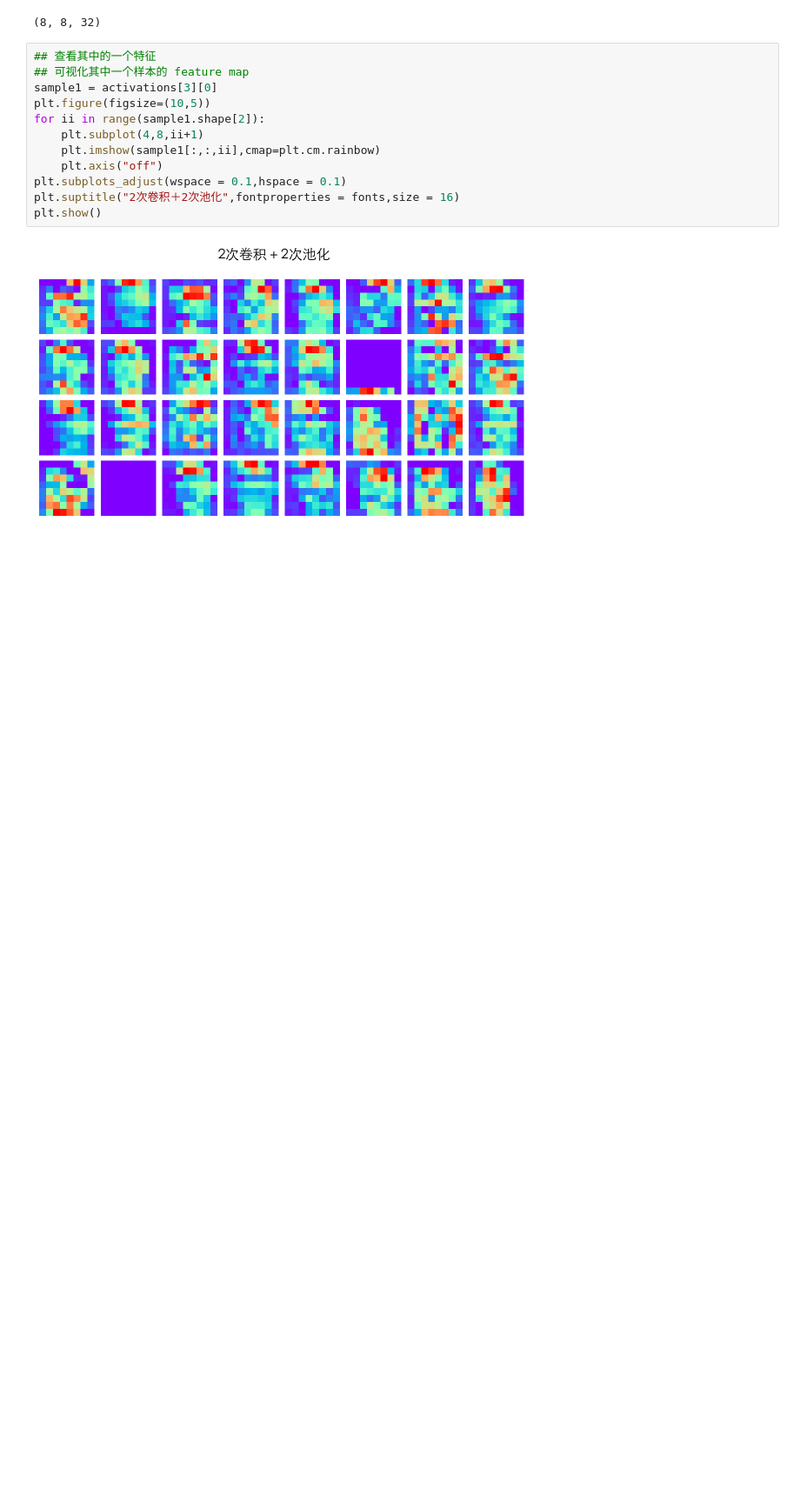
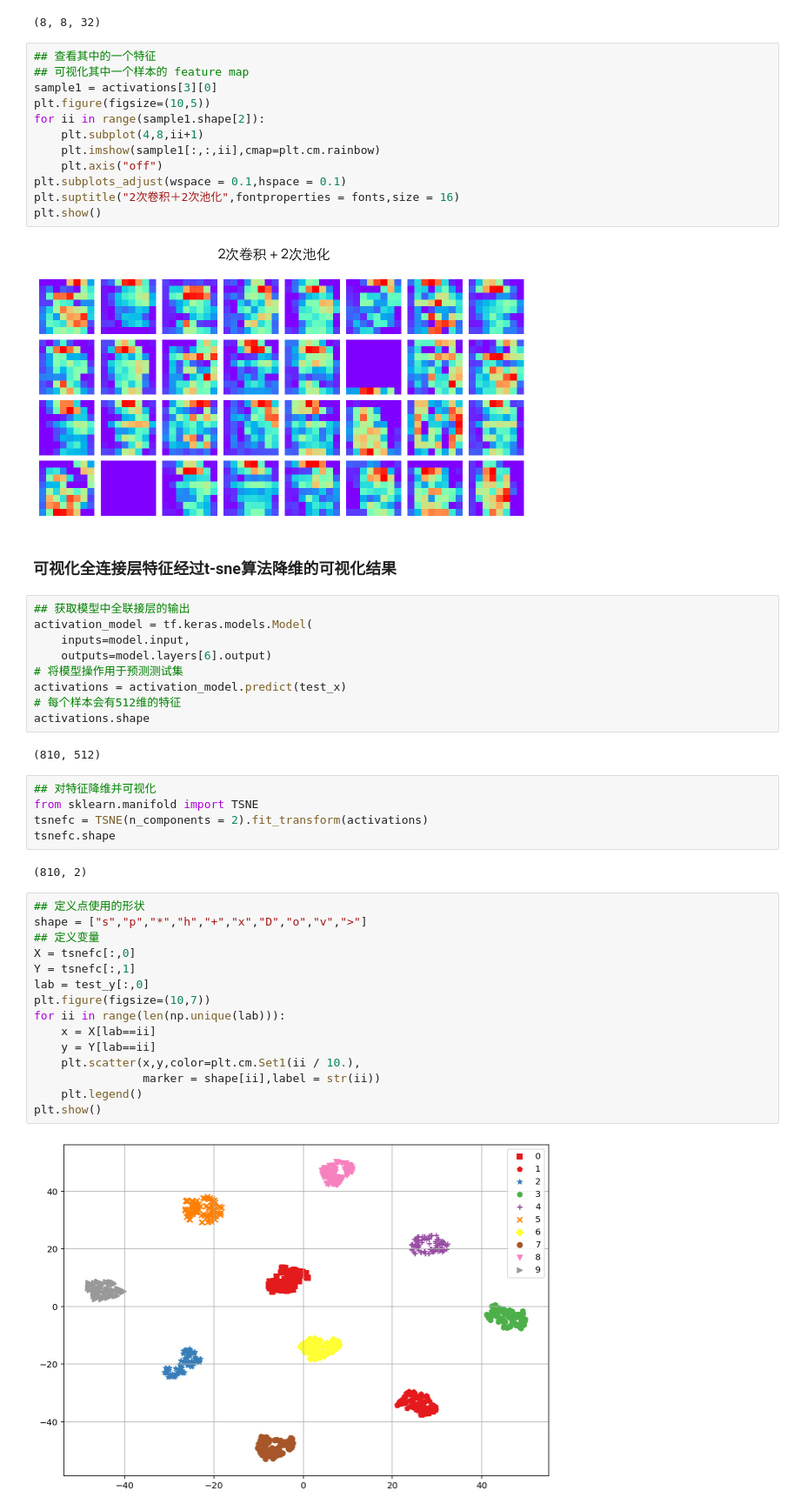
Before and after one commit to Daitu/Python-machine-learning, a Jupyter notebook: programs/第12章 深度学习入门.ipynb, the cells around one changed output. Shown at 87% size. Cells and saved outputs as stored; diff of their text form; blank space fills up the shorter version.

```diff
--- a/programs/第12章 深度学习入门.ipynb
+++ b/programs/第12章 深度学习入门.ipynb
@@ -437,3 +439,40 @@ plt.suptitle("2次卷积＋2次池化",fontproperties = fonts,size = 16)
 plt.show()
 # %% [output]
 [figure]
+# %% [markdown]
+### 可视化全连接层特征经过t-sne算法降维的可视化结果
+# %%
+## 获取模型中全联接层的输出
+activation_model = tf.keras.models.Model(
+    inputs=model.input,
+    outputs=model.layers[6].output)
+# 将模型操作用于预测测试集
+activations = activation_model.predict(test_x)
+# 每个样本会有512维的特征
+activations.shape
+# %% [output]
+(810, 512)
+# %%
+## 对特征降维并可视化
+from sklearn.manifold import TSNE
+tsnefc = TSNE(n_components = 2).fit_transform(activations)
+tsnefc.shape
+# %% [output]
+(810, 2)
+# %%
+## 定义点使用的形状
+shape = ["s","p","*","h","+","x","D","o","v",">"]
+## 定义变量
+X = tsnefc[:,0]
+Y = tsnefc[:,1]
+lab = test_y[:,0]
+plt.figure(figsize=(10,7))
+for ii in range(len(np.unique(lab))):
+    x = X[lab==ii]
+    y = Y[lab==ii]
+    plt.scatter(x,y,color=plt.cm.Set1(ii / 10.),
+                marker = shape[ii],label = str(ii))
+    plt.legend()
+plt.show()
+# %% [output]
+[figure, added]
```
Also changed, not shown: parts of 5 cells of this notebook.
